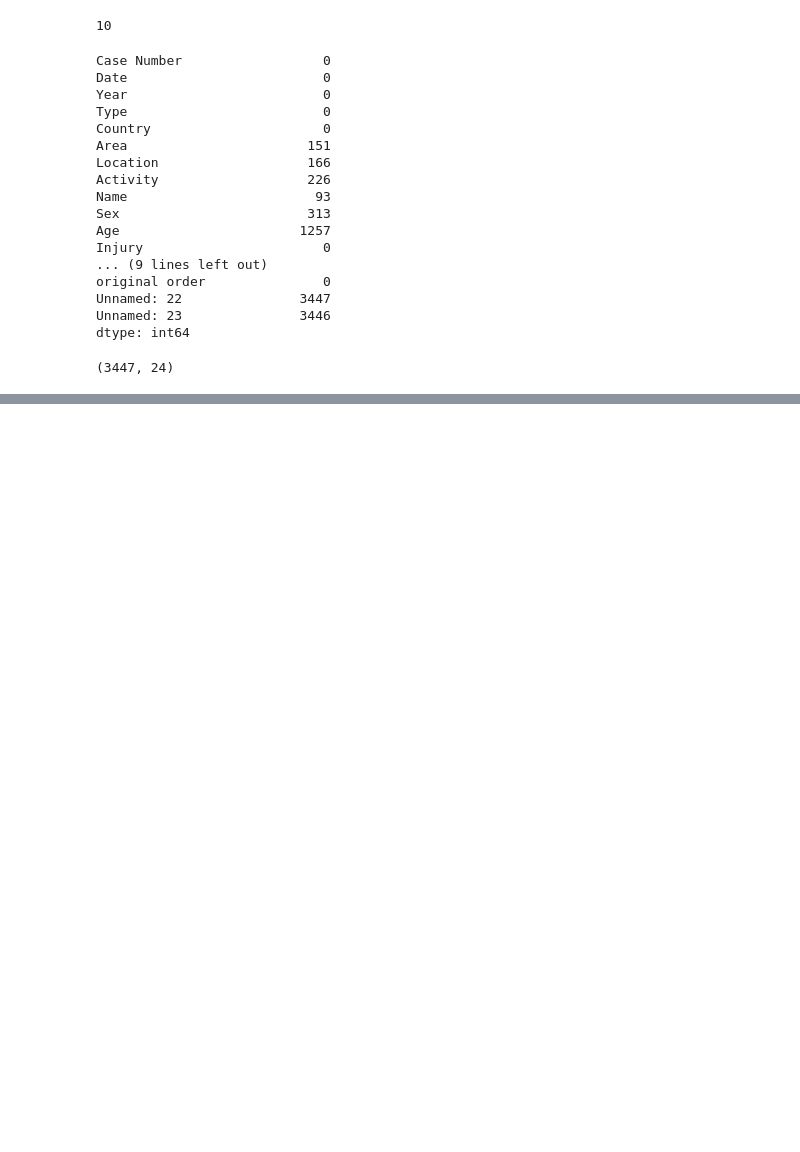
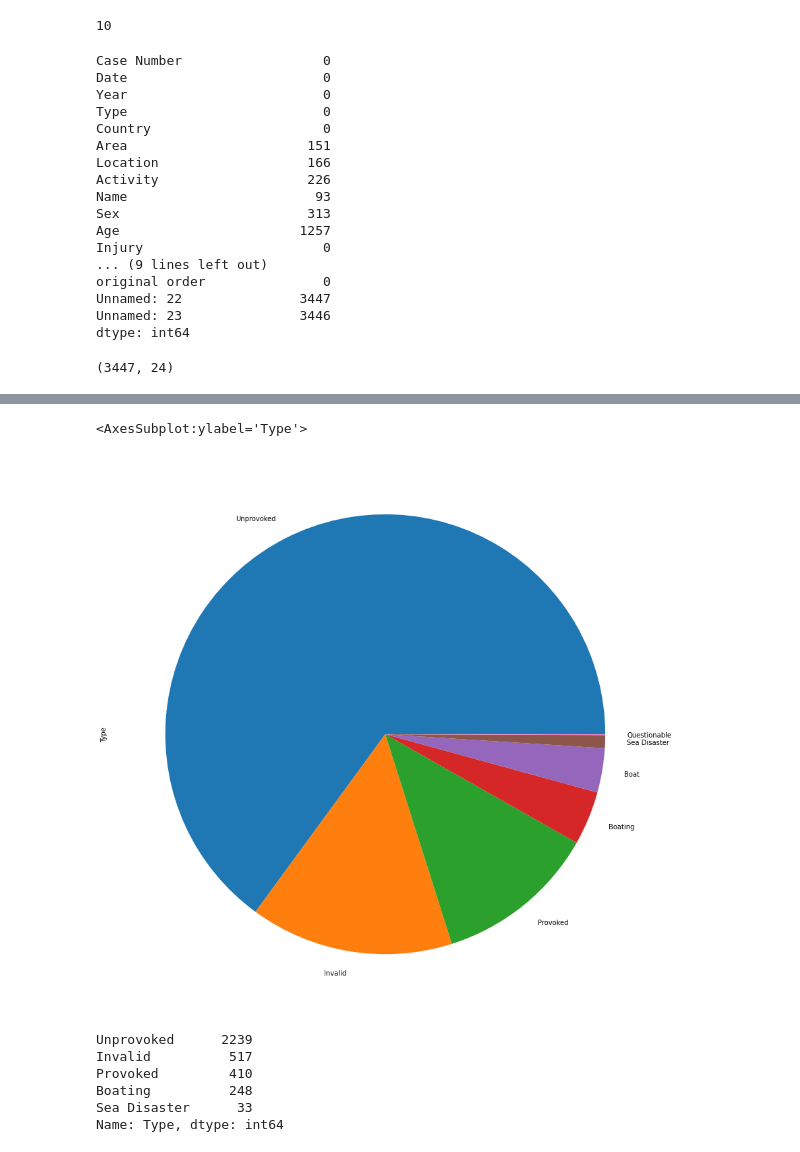
Before and after one commit to antlopal3rd/pandas-cleaning-sharks, a Jupyter notebook: proyect.ipynb, the cells around one changed output, grey strips where cells are left out. Saved outputs shown, nothing was run; the diff lists cells and outputs as text; code cells hidden in the pictures; blank space fills up the shorter version.

```diff
--- a/proyect.ipynb
+++ b/proyect.ipynb
@@ -988,0 +1026,5 @@ data.shape
+# %%
+data["Type"].value_counts().plot.pie(figsize= (15,15))
+# %% [output]
+<AxesSubplot:ylabel='Type'>
+[figure, added]
@@ -988,0 +1041,9 @@ data.shape
+# %%
+data["Type"].value_counts()
+# %% [output]
+Unprovoked      2239
+Invalid          517
+Provoked         410
+Boating          248
+Sea Disaster      33
+Name: Type, dtype: int64
```
Also changed, not shown: parts of 8 cells of this notebook.
